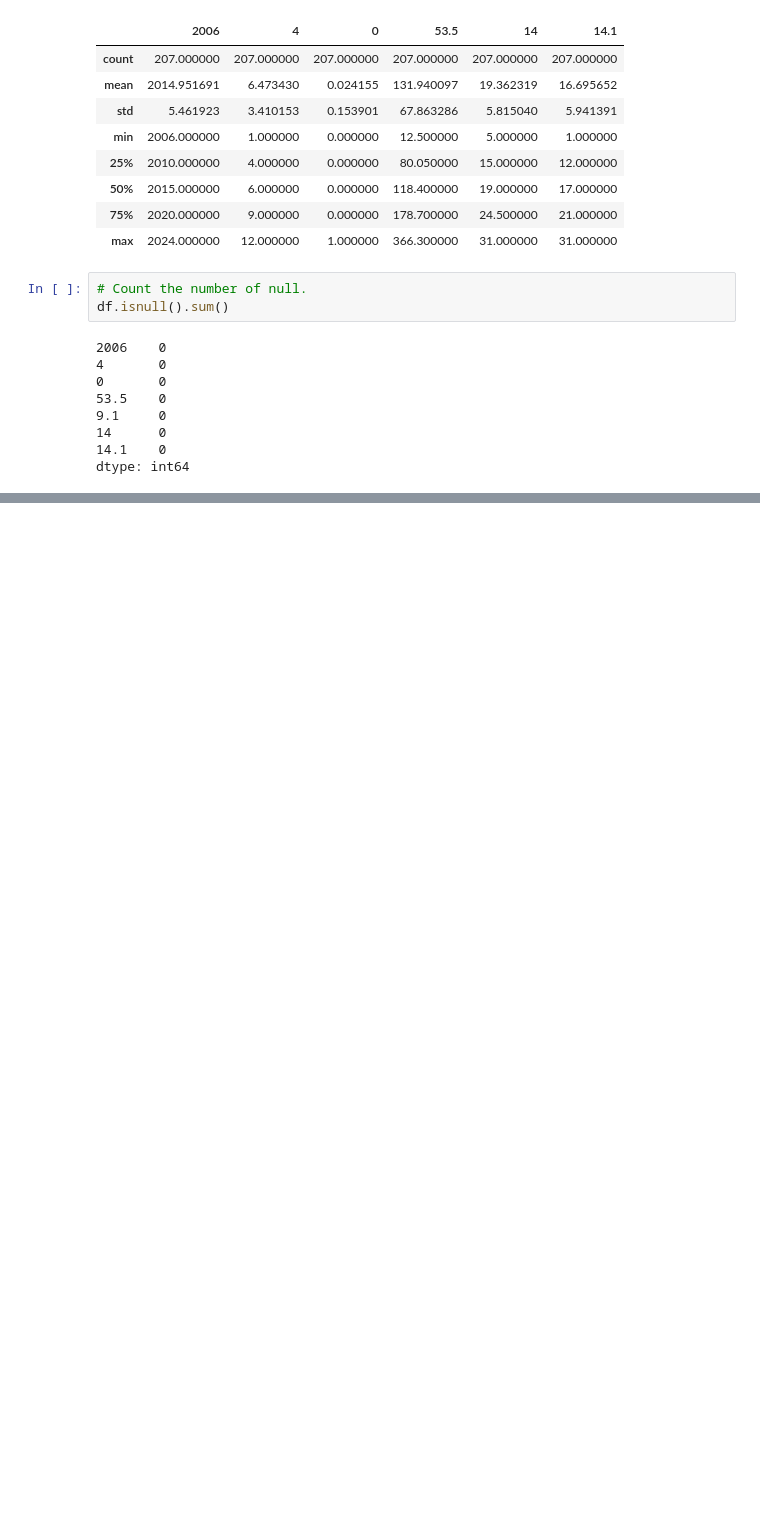
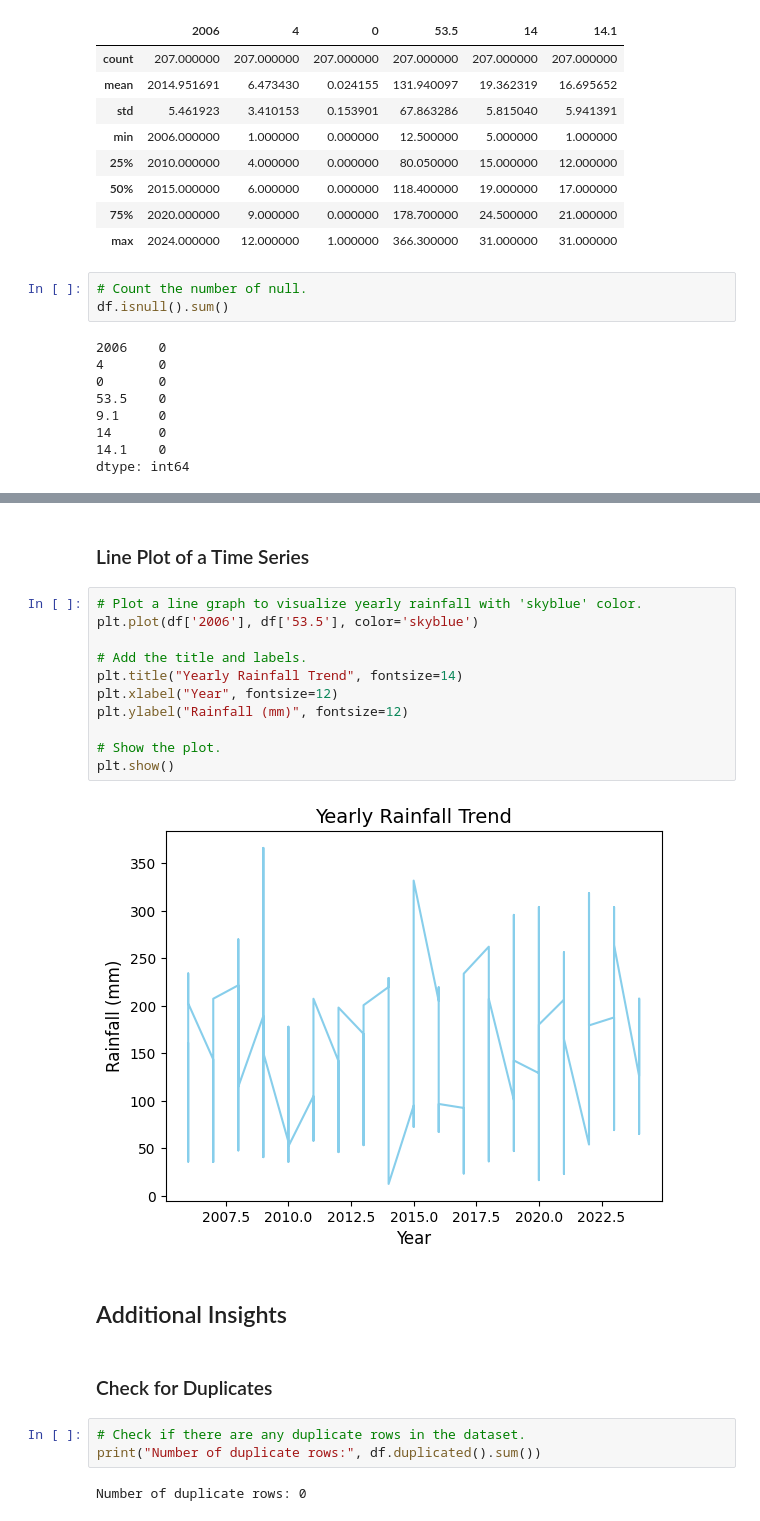
Before and after one commit to CarlosRigueti/Practical-Assignments, a Jupyter notebook: bigproject.ipynb/bigproject.ipynb, the cells around one changed output, grey strips where cells are left out. Cells and saved outputs as stored; diff of their text form; blank space fills up the shorter version.

```diff
--- a/bigproject.ipynb/bigproject.ipynb
+++ b/bigproject.ipynb/bigproject.ipynb
@@ -90,0 +211,24 @@ dtype: int64
+# %% [markdown]
+### Line Plot of a Time Series
+# %%
+# Plot a line graph to visualize yearly rainfall with 'skyblue' color.
+plt.plot(df['2006'], df['53.5'], color='skyblue')
+
+# Add the title and labels.
+plt.title("Yearly Rainfall Trend", fontsize=14)
+plt.xlabel("Year", fontsize=12)
+plt.ylabel("Rainfall (mm)", fontsize=12)
+
+# Show the plot.
+plt.show()
+# %% [output]
+[figure, added]
+# %% [markdown]
+## Additional Insights
+# %% [markdown]
+### Check for Duplicates
+# %%
+# Check if there are any duplicate rows in the dataset.
+print("Number of duplicate rows:", df.duplicated().sum())
+# %% [output]
+Number of duplicate rows: 0
```
Also changed, not shown: parts of 29 cells of this notebook.
